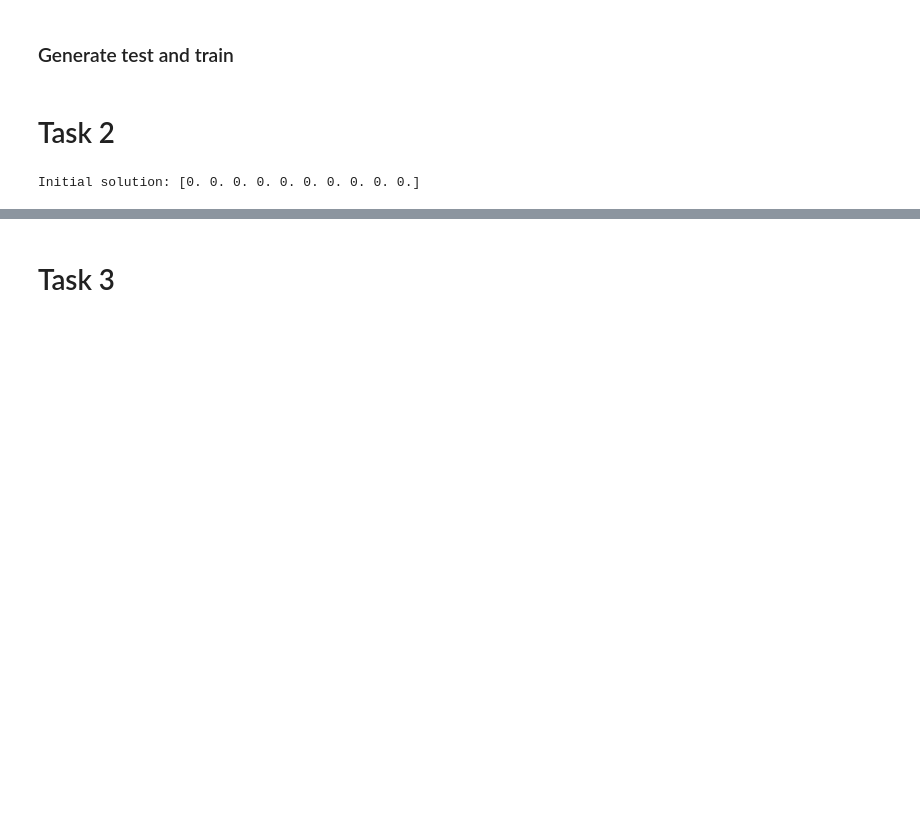
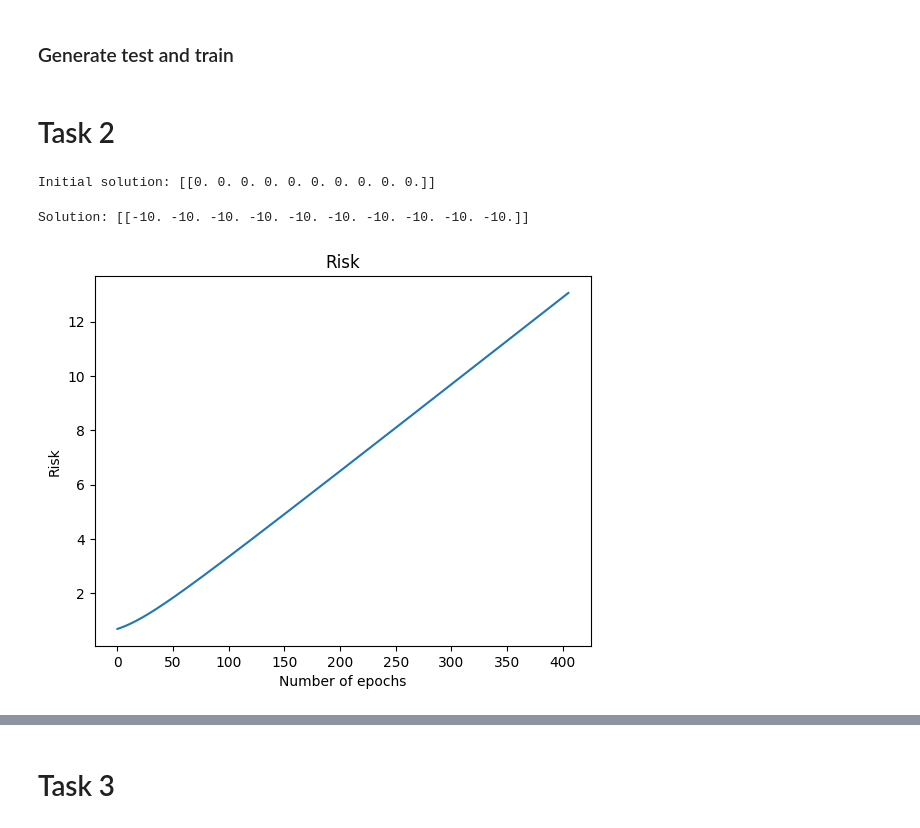
Before and after one commit to nizwant/adv_ml_labs, a Jupyter notebook: exam.ipynb, the cells around one changed output, grey strips where cells are left out. Cells and saved outputs as stored; diff of their text form; code cells hidden in the pictures; blank space fills up the shorter version.

```diff
--- a/exam.ipynb
+++ b/exam.ipynb
@@ -101,17 +101,17 @@ X_test, y_test = generate_data(1000)
 # %%
 def predict(X, solution):
-    return np.dot(X, solution) > 0.5
+    return np.dot(X, solution.T) > 0.5
 # %%
 def accuracy(y, y_pred):
-    return sum(y == y_pred) / len(y)
+    return sum(y == y_pred.T) / len(y)
 # %%
 def sigmoid(z):
     return 1 / (1 + np.exp(-z))
 # %%
 def calculate_risk(X, y, current_solution):
     return -np.mean(
-        (y + 1) * y * np.dot(X, current_solution)
-        + np.log(1 - sigmoid(np.dot(X, current_solution)))
+        (y + 1) * y * np.dot(X, current_solution.T)
+        + np.log(1 - sigmoid(np.dot(X, current_solution.T)))
     )
 # %%
 def gradient_descent(
@@ -146,12 +146,12 @@ def gradient_descent(
         current_solution = current_solution - learning_rate * gradient
     return current_solution, risk, accuracy_test, accuracy_train
 # %%
-initial_solution = np.zeros(X.shape[1])
+initial_solution = np.zeros((1, X.shape[1]))
 learning_rate = 0.01
 number_of_epoch = 1000
 
 print("Initial solution:", initial_solution)
-solution = gradient_descent(
+solution, risk, accuracy_test, accuracy_train = gradient_descent(
     X_train,
     y_train,
     X_test,
@@ -163,4 +163,13 @@ solution = gradient_descent(
 )
 print("Solution:", solution)
 # %% [output]
-Initial solution: [0. 0. 0. 0. 0. 0. 0. 0. 0. 0.]
+Initial solution: [[0. 0. 0. 0. 0. 0. 0. 0. 0. 0.]]
+Solution: [[-10. -10. -10. -10. -10. -10. -10. -10. -10. -10.]]
+# %%
+plt.plot(risk)
+plt.title("Risk")
+plt.ylabel("Risk")
+plt.xlabel("Number of epochs")
+plt.show()
+# %% [output]
+[figure, added]
```
Also changed, not shown: parts of 4 cells of this notebook.
